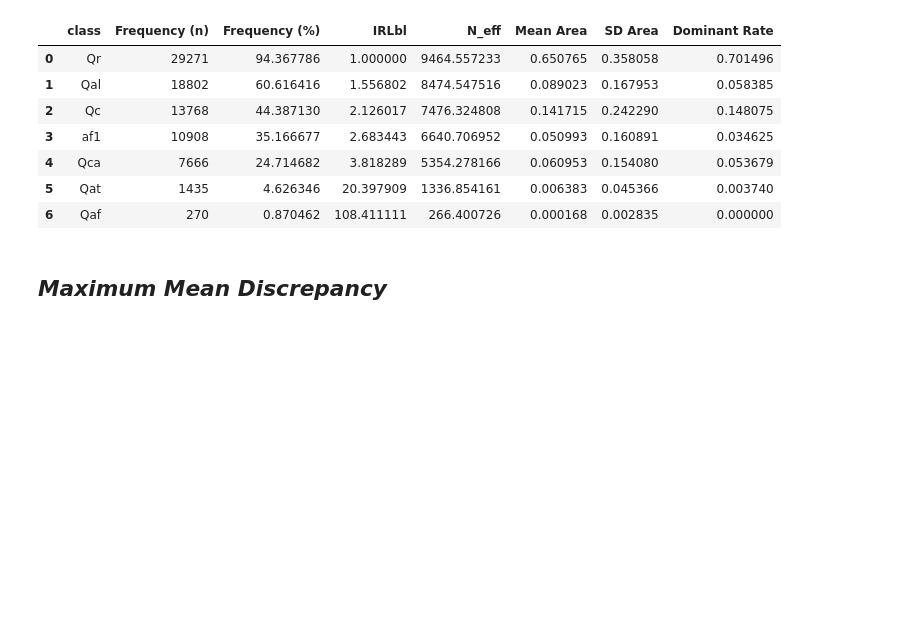
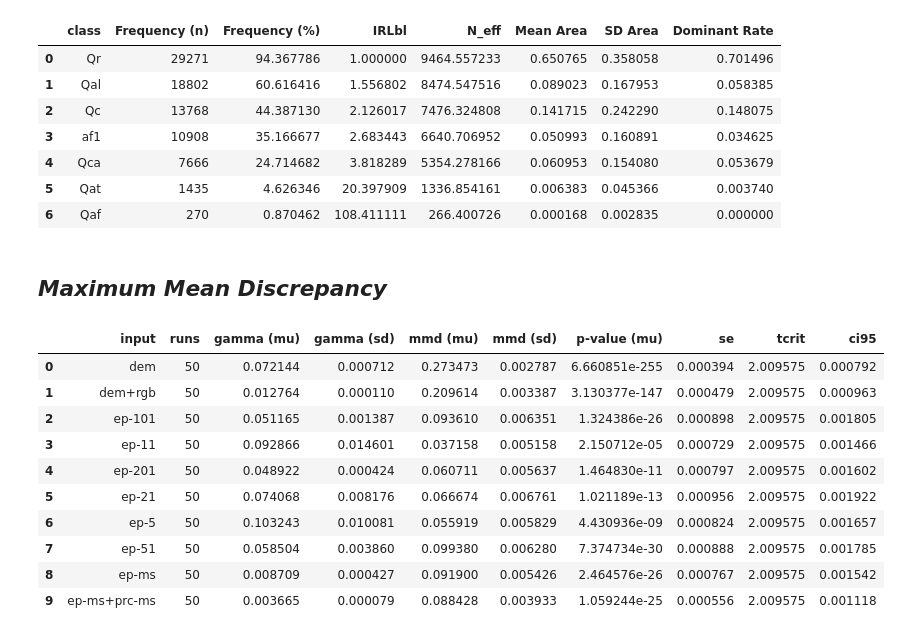
Before and after one commit to masseygeo/earthscape, a Jupyter notebook: notebooks/data_eda.ipynb, the cells around one changed output. Saved outputs shown, nothing was run; the diff lists cells and outputs as text; code cells hidden in the pictures; blank space fills up the shorter version.

```diff
--- a/notebooks/data_eda.ipynb
+++ b/notebooks/data_eda.ipynb
@@ -765,40 +765,52 @@ for run in range(runs):
             'gamma (fixed)': gamma_dict[name],     # fixed gamma used in all tests
             'gamma (run)': gamma_new,              # new gamma calculated during each test (assess stability with fixed gamma)
             'mmd2': mmd,                           # MMD^2 statistics
-            'mmd': np.sqrt(mmd),                   # MMD value (euclidean distance)
+            'mmd': np.sqrt(max(mmd, 0.0)),         # MMD value (euclidean distance)
             'p-value': pval,                       # p-value of MMD^2 permutation test (n=1000)
         })
 
 # convert to df...
 df_results = pd.DataFrame(results)
 # output_path = os.path.join(output_dir, f"{STR_VERSION}_mmd_results.csv")
 # df_results = pd.to_csv(output_path, index=False)
 
 ##### calculate summary results for all runs/tests including confidence intervals...
 df_summary = (df_results.groupby('input').agg(**{
     'runs': ('run', 'count'),                         # number of runs
     'gamma (mu)': ('gamma (run)', 'mean'),            # mean of gammas calculated during each run
     'gamma (sd)': ('gamma (run)', 'std'),             # sd of gammas
     'mmd (mu)': ('mmd', 'mean'),                      # mean MMD value
     'mmd (sd)': ('mmd', 'std'),                       # SD MMD
     'p-value (mu)': ('p-value', 'mean')               # mean of p-values
     }).reset_index())
 
 # standard error
 df_summary['se'] = df_summary['mmd (sd)'] / np.sqrt(df_summary['runs'])
 
 # t-distribution critical value
 df_summary['tcrit'] = df_summary['runs'].apply(lambda n: t.ppf(0.975, df=n-1))
 
 # 95% confidence interval
 df_summary['ci95'] = df_summary['tcrit'] * df_summary['se']
 
 
 # save summary
 output_path = os.path.join(output_dir, f"{STR_VERSION}_mmd_summary.csv")
 df_summary.to_csv(output_path, index=False)
 
 df_summary.head(10)
+# %% [output]
+|  | input | runs | gamma (mu) | gamma (sd) | mmd (mu) | mmd (sd) | p-value (mu) | se | tcrit | ci95 |
+| 0 | dem | 50 | 0.072144 | 0.000712 | 0.273473 | 0.002787 | 6.660851e-255 | 0.000394 | 2.009575 | 0.000792 |
+| 1 | dem+rgb | 50 | 0.012764 | 0.000110 | 0.209614 | 0.003387 | 3.130377e-147 | 0.000479 | 2.009575 | 0.000963 |
+| 2 | ep-101 | 50 | 0.051165 | 0.001387 | 0.093610 | 0.006351 | 1.324386e-26 | 0.000898 | 2.009575 | 0.001805 |
+| 3 | ep-11 | 50 | 0.092866 | 0.014601 | 0.037158 | 0.005158 | 2.150712e-05 | 0.000729 | 2.009575 | 0.001466 |
+| 4 | ep-201 | 50 | 0.048922 | 0.000424 | 0.060711 | 0.005637 | 1.464830e-11 | 0.000797 | 2.009575 | 0.001602 |
+| 5 | ep-21 | 50 | 0.074068 | 0.008176 | 0.066674 | 0.006761 | 1.021189e-13 | 0.000956 | 2.009575 | 0.001922 |
+| 6 | ep-5 | 50 | 0.103243 | 0.010081 | 0.055919 | 0.005829 | 4.430936e-09 | 0.000824 | 2.009575 | 0.001657 |
+| 7 | ep-51 | 50 | 0.058504 | 0.003860 | 0.099380 | 0.006280 | 7.374734e-30 | 0.000888 | 2.009575 | 0.001785 |
+| 8 | ep-ms | 50 | 0.008709 | 0.000427 | 0.091900 | 0.005426 | 2.464576e-26 | 0.000767 | 2.009575 | 0.001542 |
+| 9 | ep-ms+prc-ms | 50 | 0.003665 | 0.000079 | 0.088428 | 0.003933 | 1.059244e-25 | 0.000556 | 2.009575 | 0.001118 |
 # %%
 ##################################################
 # Bar Chart of MMD Results
```
Also changed, not shown: parts of 1 cell of this notebook, 2 other files.
